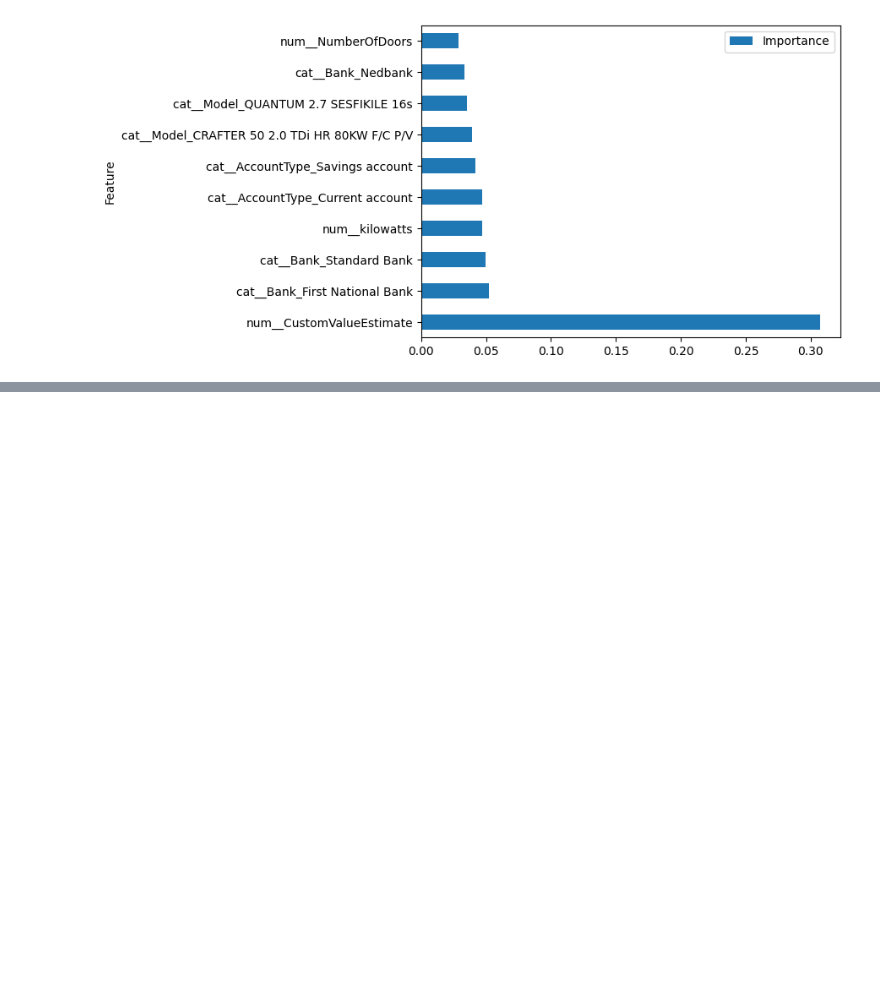
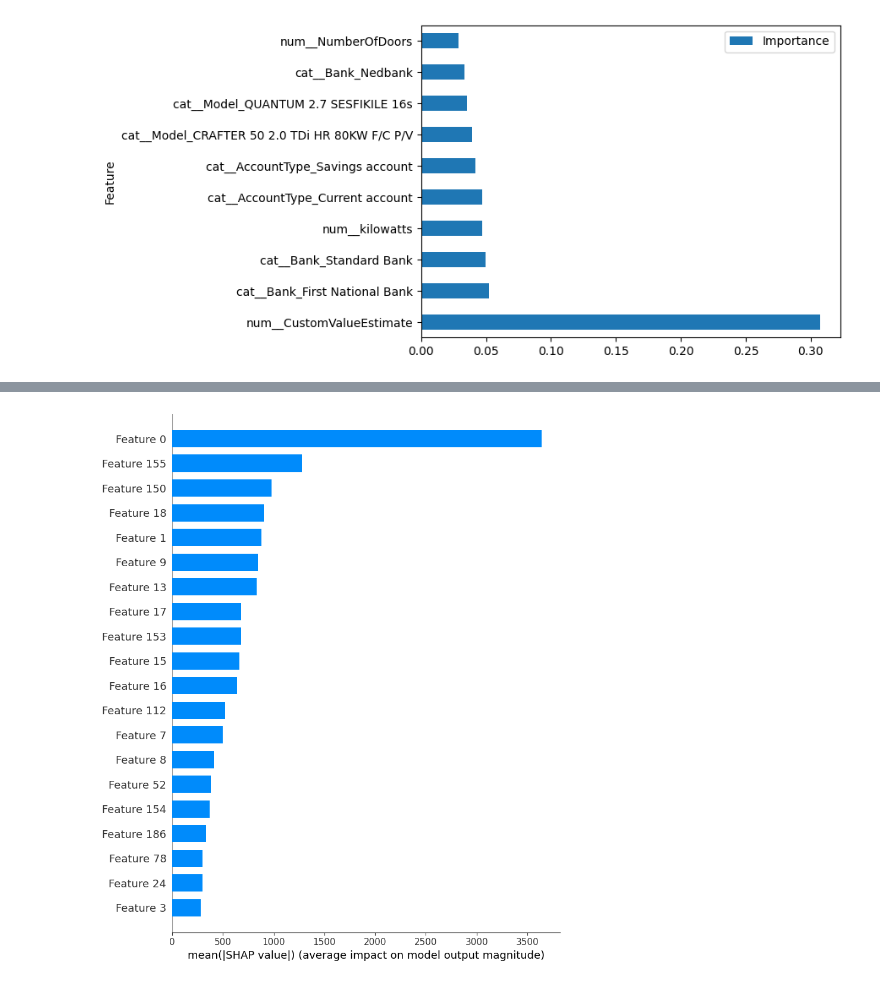
Before and after one commit to Redeat-Birhane/insurance-risk-analytics, a Jupyter notebook: notebooks/03_modeling.ipynb, the cells around one changed output, grey strips where cells are left out. Cells and saved outputs as stored; diff of their text form; code cells hidden in the pictures; blank space fills up the shorter version.

```diff
--- a/notebooks/03_modeling.ipynb
+++ b/notebooks/03_modeling.ipynb
@@ -279,0 +318,4 @@ feat_imp.head(10).plot(
+# %%
+shap.summary_plot(shap_values, X_transformed, plot_type="bar")
+# %% [output]
+[figure, added]
```
Also changed, not shown: parts of 5 cells of this notebook.
